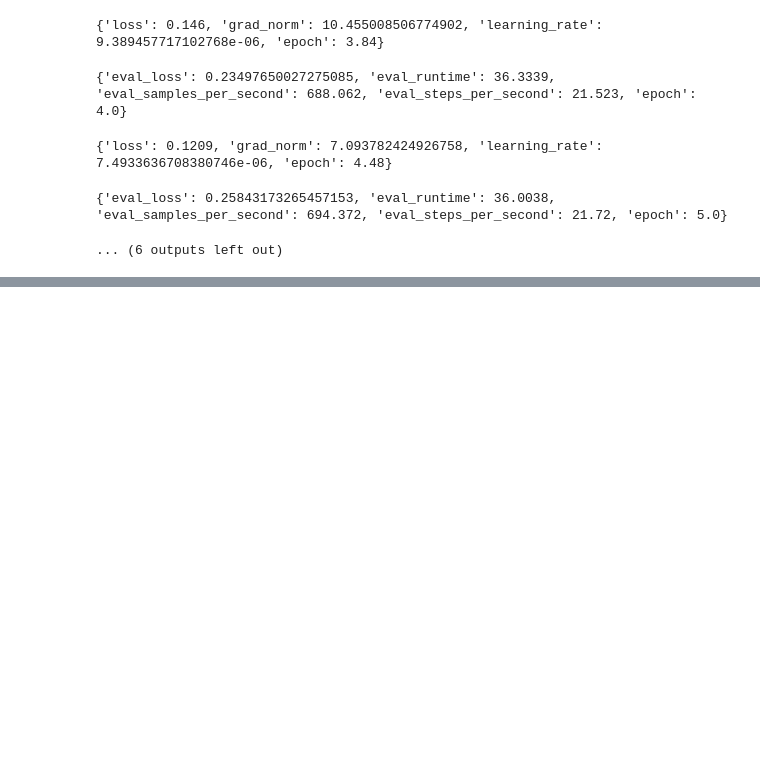
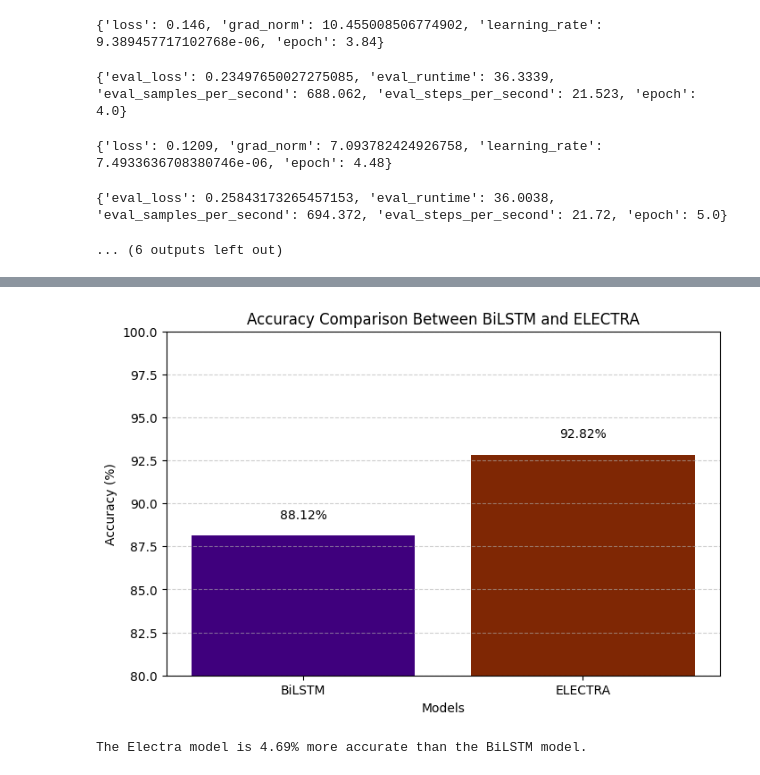
Before and after one commit to RTiberiu/CM4107-Advanced-Artificial-Intelligence-CW, a Jupyter notebook: Coursework-Tiberiu Rociu-2006061.ipynb, the cells around one changed output, grey strips where cells are left out. Drawn from its saved outputs; the diff is of its cells as text; code cells hidden in the pictures; blank space fills up the shorter version.

```diff
--- a/Coursework-Tiberiu Rociu-2006061.ipynb
+++ b/Coursework-Tiberiu Rociu-2006061.ipynb
@@ -508,0 +526,30 @@ weighted avg       0.93      0.93      0.93     25000
+# %%
+import matplotlib.pyplot as plt
+from matplotlib.cm import get_cmap
+
+# Accuracy values for both models
+models = ['BiLSTM', 'ELECTRA']
+accuracies = [bilstm_accuracy * 100, electra_accuracy * 100]
+
+# Getting the same confusion matrix colours
+bilstm_color = plt.get_cmap('Purples')(1.0)
+electra_color = plt.get_cmap('Oranges')(1.0)
+
+plt.figure(figsize = (8, 5))
+plt.bar(models, accuracies, color = [bilstm_color, electra_color])
+plt.xlabel('Models')
+plt.ylabel('Accuracy (%)')
+plt.title('Accuracy Comparison Between BiLSTM and ELECTRA')
+plt.ylim(80, 100) # Showing only the 80% to 100% to better display the difference between the models
+plt.grid(axis='y', linestyle='--', alpha=0.6)
+
+# Adding accuracy values on top of the bars
+for i, acc in enumerate(accuracies):
+    plt.text(i, acc + 1, f"{acc:.2f}%", ha = 'center', fontsize = 10, color = 'black')
+plt.show()
+
+accuracy_difference = accuracies[1] - accuracies[0]
+print(f"The Electra model is {accuracy_difference:.2f}% more accurate than the BiLSTM model.")
+# %% [output]
+[figure, added]
+The Electra model is 4.69% more accurate than the BiLSTM model.
```
Also changed, not shown: parts of 24 cells of this notebook.
